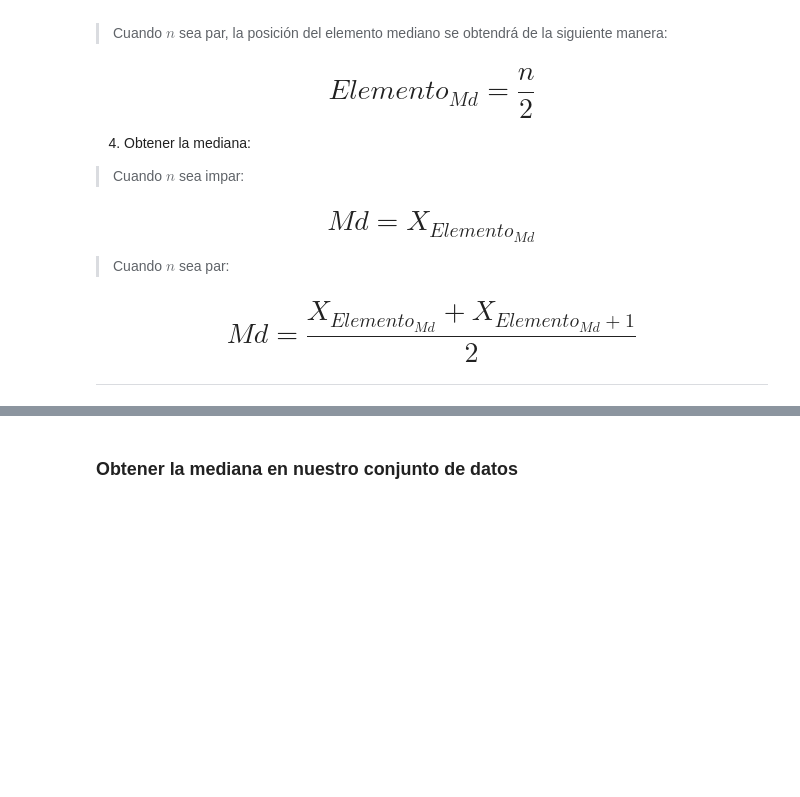
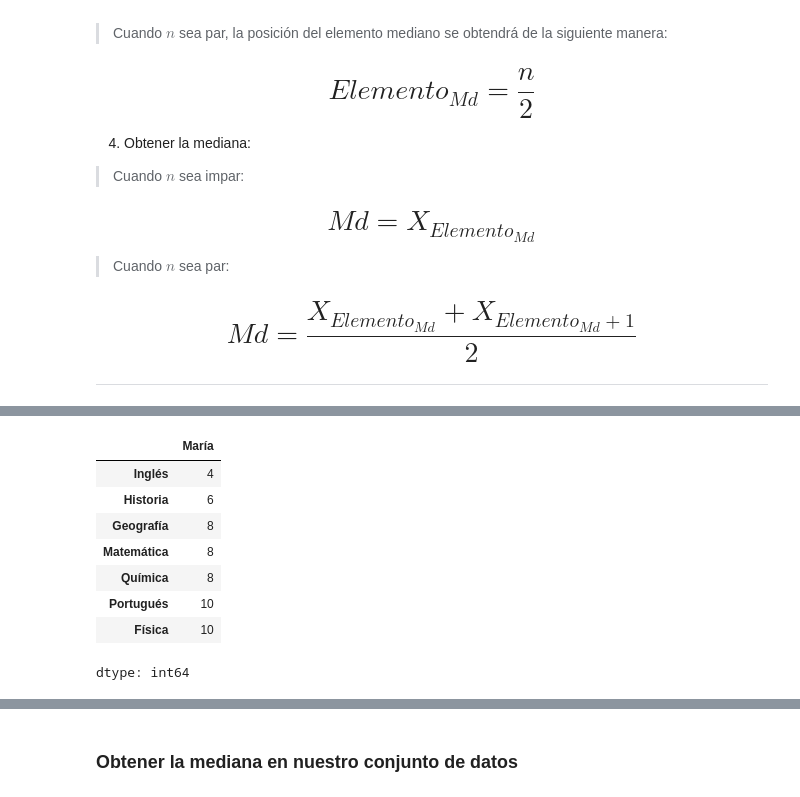
Before and after one commit to Goyo0117970/MachineLearning, a Jupyter notebook: Curso_de_Estadística_con_Python_1.ipynb, the cells around one changed output, grey strips where cells are left out. Drawn from its saved outputs; the diff is of its cells as text; code cells hidden in the pictures; blank space fills up the shorter version.

```diff
--- a/Curso_de_Estadística_con_Python_1.ipynb
+++ b/Curso_de_Estadística_con_Python_1.ipynb
@@ -634,0 +648,13 @@ Para obtener la mediana de un conjunto de datos, debemos proceder de la siguient
+# %%
+notas_maria = notas_maria.sort_values()
+notas_maria
+# %% [output]
+|  | María |
+| Inglés | 4 |
+| Historia | 6 |
+| Geografía | 8 |
+| Matemática | 8 |
+| Química | 8 |
+| Portugués | 10 |
+| Física | 10 |
+dtype: int64
```
Also changed, not shown: parts of 15 cells of this notebook.
